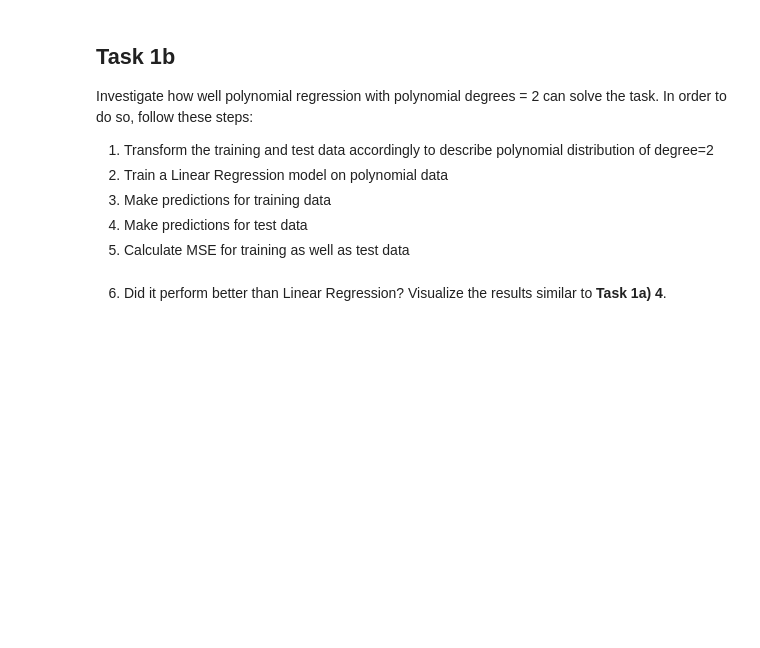
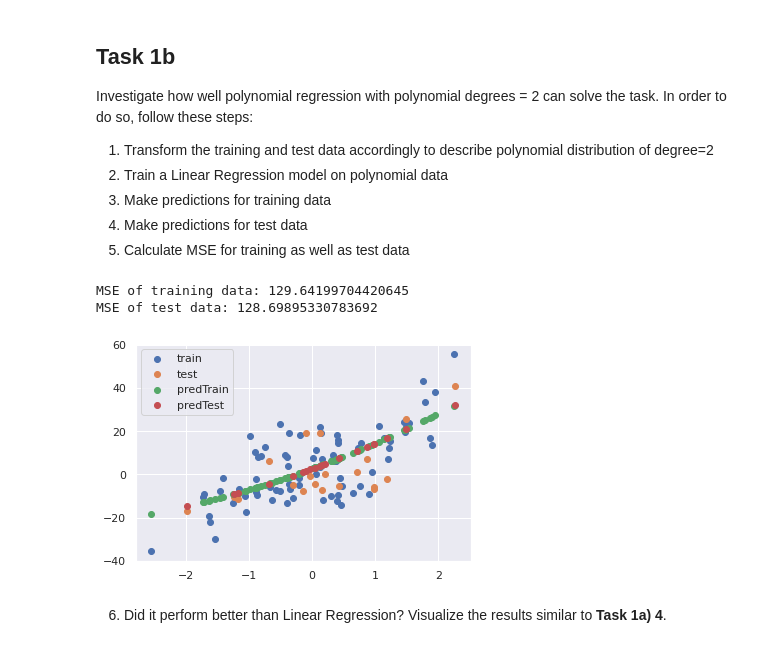
Before and after one commit to mavonarx/MachineLearning, a Jupyter notebook: L04_Polynomial_and_Logistic_Regression_LAB_ASSIGNMENT.ipynb, the cells around one changed output. Saved outputs shown, nothing was run; the diff lists cells and outputs as text; code cells hidden in the pictures; blank space fills up the shorter version.

```diff
--- a/L04_Polynomial_and_Logistic_Regression_LAB_ASSIGNMENT.ipynb
+++ b/L04_Polynomial_and_Logistic_Regression_LAB_ASSIGNMENT.ipynb
@@ -61,16 +83,44 @@ Investigate how well polynomial regression with polynomial degrees = 2 can solve
 3. Make predictions for training data
 4. Make predictions for test data
 5. Calculate MSE for training as well as test data
-# %%
-from sklearn.preprocessing import PolynomialFeatures
-
-def poly_regression(...):
-    ...
-    return y_pred_train_poly, y_pred_test_poly, mse_train_poly, mse_test_poly
+# %%
+from sklearn.preprocessing import PolynomialFeatures
+
+def poly_regression(degree):
+    poly = PolynomialFeatures(degree)
+
+    trainTransform = poly.fit_transform(X_train)
+    testTransform = poly.fit_transform(X_test)
+
+    fittedtrain = LinearRegression().fit(trainTransform, y_train)
+
+    y_pred_train_poly=fittedtrain.predict(trainTransform)
+    y_pred_test_poly=fittedtrain.predict(testTransform)
+
+
+
+    mse_train_poly = mean_squared_error(y_train, y_pred_train_poly)
+    mse_test_poly = mean_squared_error(y_test, y_pred_test_poly)
+
+
+    return y_pred_train_poly, y_pred_test_poly, mse_train_poly, mse_test_poly
 # %%
-...
+y_pred_train_poly, y_pred_test_poly, mse_train_poly, mse_test_poly = poly_regression(2)
+
+
+plt.scatter(X_train,y_train, label="train")
+plt.scatter(X_test, y_test, label = "test")
+plt.scatter(X_train, y_pred_train_poly, label = "predTrain")
+plt.scatter(X_test, y_pred_test_poly, label = "predTest")
+
+plt.legend()
+
 print(f"MSE of training data: {mse_train_poly}")
 print(f"MSE of test data: {mse_test_poly}")
+# %% [output]
+MSE of training data: 129.64199704420645
+MSE of test data: 128.69895330783692
+[figure, added]
 # %% [markdown]
 6. Did it perform better than Linear Regression? Visualize the results similar to **Task 1a) 4**.
 # %%
```
Also changed, not shown: parts of 22 cells of this notebook.
